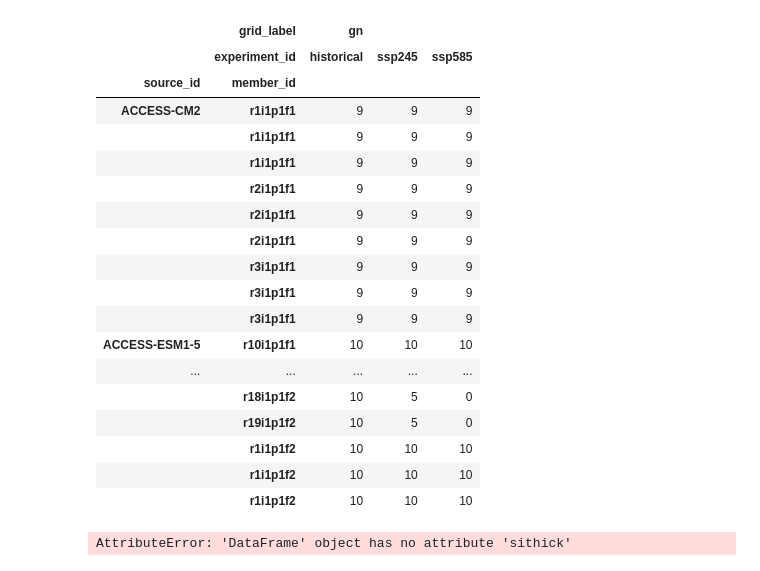
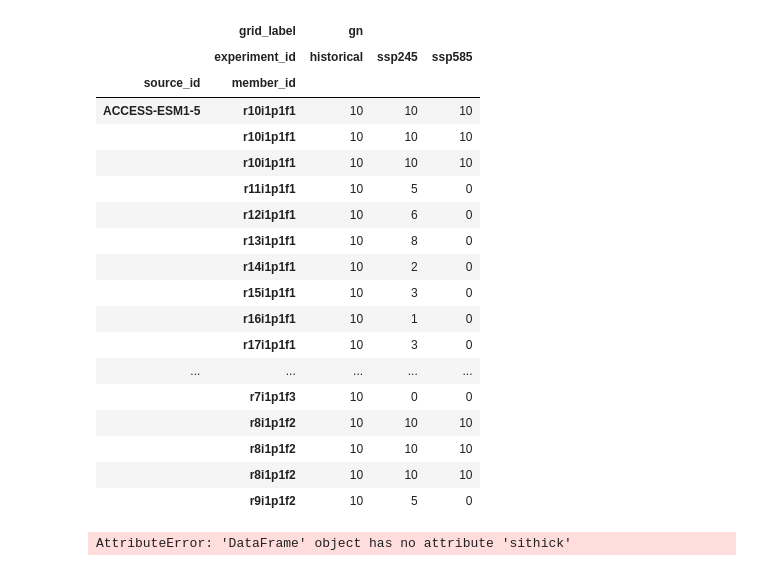
Before and after one commit to trondkr/cmip6-albedo, a Jupyter notebook: CMIP6_pivotTables.ipynb, the cells around one changed output. Cells and saved outputs as stored; diff of their text form; code cells hidden in the pictures.

```diff
--- a/CMIP6_pivotTables.ipynb
+++ b/CMIP6_pivotTables.ipynb
@@ -43,30 +43,30 @@ dm = dfp[["experiment_id","source_id","variable_id","member_id","grid_label"]].g
 # %%
 #dm2=dm[dm["experiment_id"] in dm["historical","ssp585"]]
 #print(dm2)
 table = pd.DataFrame.pivot_table(dm, values="variable_id", index=["source_id","member_id"],
                                  columns=["grid_label","experiment_id"], aggfunc=np.sum, fill_value=0)
 
-table[(table.values>=9)]
+table[(table.values>=10)]
 # %% [output]
 |  | grid_label | gn |  |  |
 |  | experiment_id | historical | ssp245 | ssp585 |
 | source_id | member_id |  |  |  |
-| ACCESS-CM2 | r1i1p1f1 | 9 | 9 | 9 |
-|  | r1i1p1f1 | 9 | 9 | 9 |
-|  | r1i1p1f1 | 9 | 9 | 9 |
-|  | r2i1p1f1 | 9 | 9 | 9 |
-|  | r2i1p1f1 | 9 | 9 | 9 |
-|  | r2i1p1f1 | 9 | 9 | 9 |
-|  | r3i1p1f1 | 9 | 9 | 9 |
-|  | r3i1p1f1 | 9 | 9 | 9 |
-|  | r3i1p1f1 | 9 | 9 | 9 |
 | ACCESS-ESM1-5 | r10i1p1f1 | 10 | 10 | 10 |
+|  | r10i1p1f1 | 10 | 10 | 10 |
+|  | r10i1p1f1 | 10 | 10 | 10 |
+|  | r11i1p1f1 | 10 | 5 | 0 |
+|  | r12i1p1f1 | 10 | 6 | 0 |
+|  | r13i1p1f1 | 10 | 8 | 0 |
+|  | r14i1p1f1 | 10 | 2 | 0 |
+|  | r15i1p1f1 | 10 | 3 | 0 |
+|  | r16i1p1f1 | 10 | 1 | 0 |
+|  | r17i1p1f1 | 10 | 3 | 0 |
 | ... | ... | ... | ... | ... |
-|  | r18i1p1f2 | 10 | 5 | 0 |
-|  | r19i1p1f2 | 10 | 5 | 0 |
-|  | r1i1p1f2 | 10 | 10 | 10 |
-|  | r1i1p1f2 | 10 | 10 | 10 |
-|  | r1i1p1f2 | 10 | 10 | 10 |
+|  | r7i1p1f3 | 10 | 0 | 0 |
+|  | r8i1p1f2 | 10 | 10 | 10 |
+|  | r8i1p1f2 | 10 | 10 | 10 |
+|  | r8i1p1f2 | 10 | 10 | 10 |
+|  | r9i1p1f2 | 10 | 5 | 0 |
 # %%
 #table[(table.uas>0)&(table.vas>0)&(table.chl>0)&(table.clt>0)&(table.sisnconc>0)&(table.sisnthick>0)&(table.siconc>0)&(table.sithick>0)]
 table[(table.sithick>0)&(table.siconc>0)&(table.sisnconc>0)&(table.sisnthick>0)]
```
Also changed, not shown: 3 other files.
